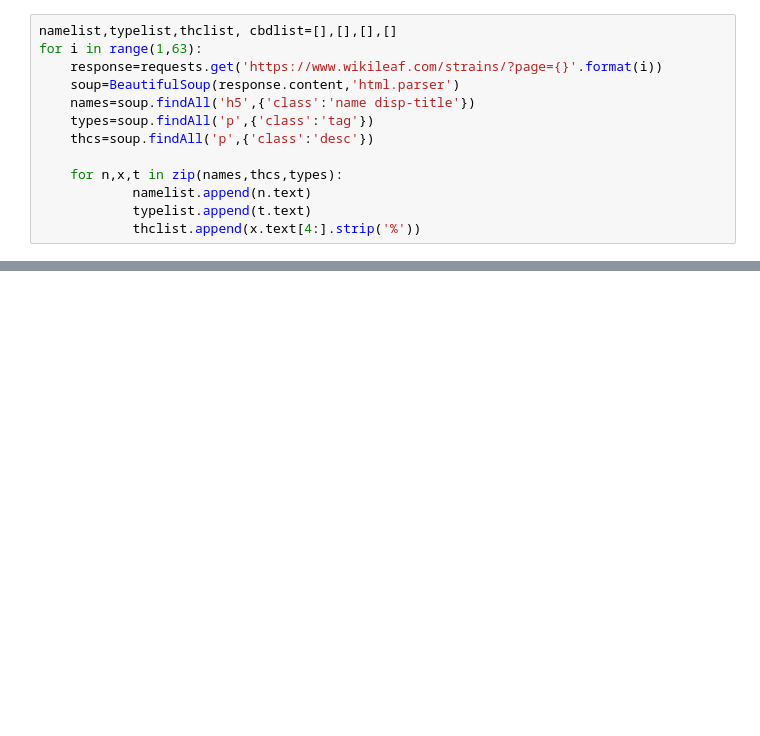
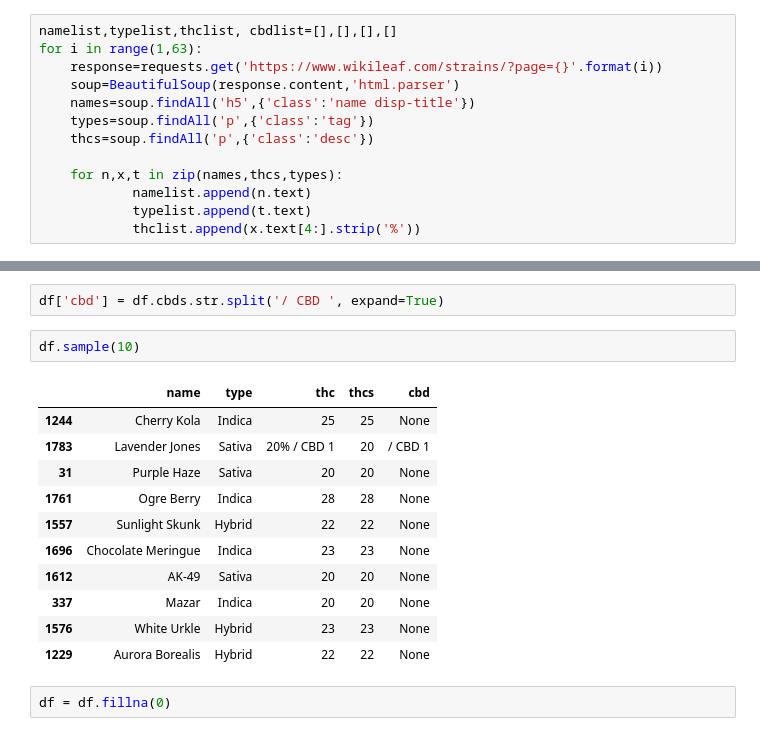
Before and after one commit to stephkendall/Cannabis-Predictions, a Jupyter notebook: This Really Works!.ipynb, the cells around one changed output, grey strips where cells are left out. Cells and saved outputs as stored; diff of their text form; blank space fills up the shorter version.

```diff
--- a/This Really Works!.ipynb
+++ b/This Really Works!.ipynb
@@ -37,0 +71,18 @@ thclist
+# %%
+df['cbd'] = df.cbds.str.split('/ CBD ', expand=True)
+# %%
+df.sample(10)
+# %% [output]
+|  | name | type | thc | thcs | cbd |
+| 1244 | Cherry Kola | Indica | 25 | 25 | None |
+| 1783 | Lavender Jones | Sativa | 20% / CBD 1 | 20 | / CBD 1 |
+| 31 | Purple Haze | Sativa | 20 | 20 | None |
+| 1761 | Ogre Berry | Indica | 28 | 28 | None |
+| 1557 | Sunlight Skunk | Hybrid | 22 | 22 | None |
+| 1696 | Chocolate Meringue | Indica | 23 | 23 | None |
+| 1612 | AK-49 | Sativa | 20 | 20 | None |
+| 337 | Mazar | Indica | 20 | 20 | None |
+| 1576 | White Urkle | Hybrid | 23 | 23 | None |
+| 1229 | Aurora Borealis | Hybrid | 22 | 22 | None |
+# %%
+df = df.fillna(0)
```
Also changed, not shown: parts of 14 cells of this notebook.
